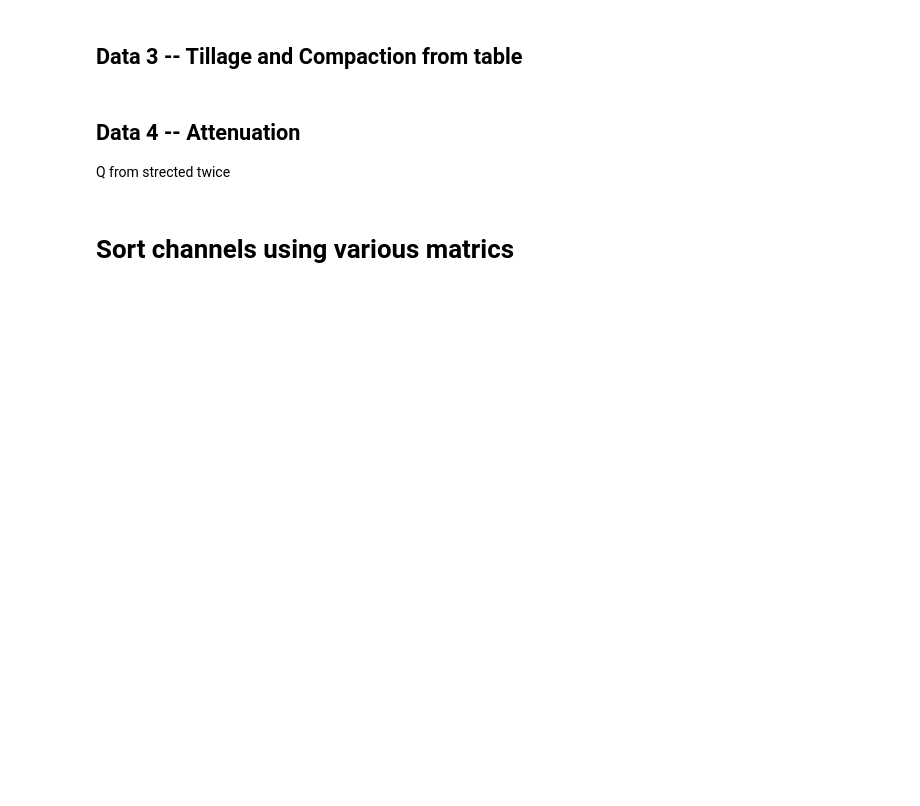
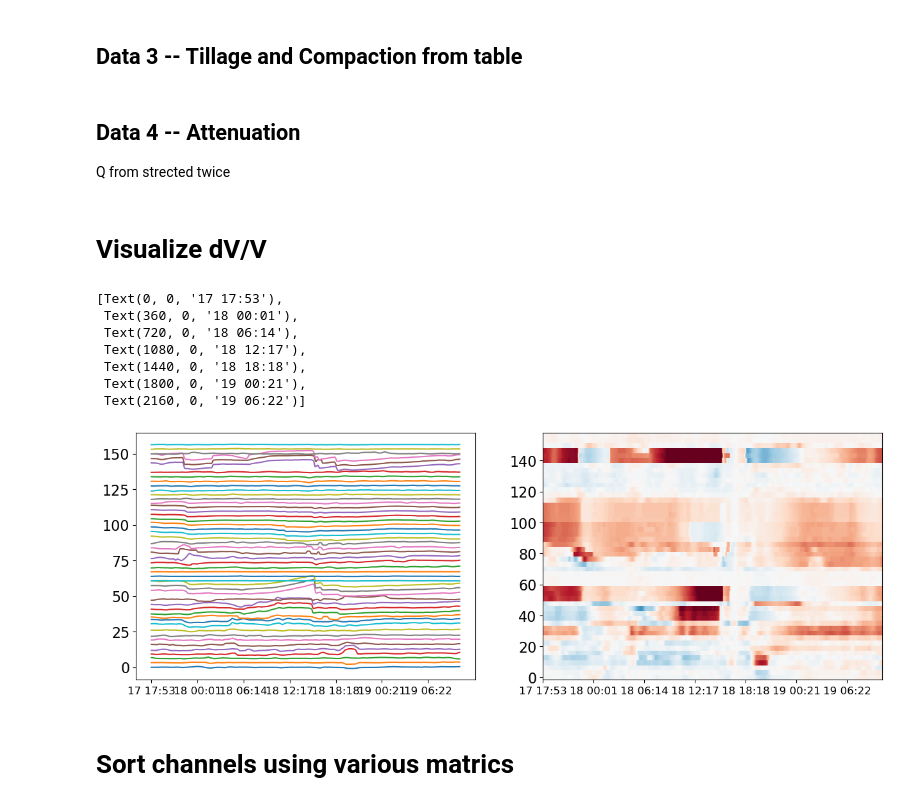
Before and after one commit to Denolle-Lab/FarmDAS, a Jupyter notebook: dvv_and_model/Fig3_spatial_damage.ipynb, the cells around one changed output. Saved outputs shown, nothing was run; the diff lists cells and outputs as text; code cells hidden in the pictures; blank space fills up the shorter version.

```diff
--- a/dvv_and_model/Fig3_spatial_damage.ipynb
+++ b/dvv_and_model/Fig3_spatial_damage.ipynb
@@ -84,6 +85,33 @@ with h5py.File(os.path.join(data_dir, 'Result_intb_15-60Hz_stretched_twice.h5'),
 
 trim_inb = raw_intb[:, 221:300]
 variability = np.fabs(np.nanmean(trim_inb[:, :30], axis=1) - np.nanmean(trim_inb[:, -30:], axis=1))
+# %% [markdown]
+# Visualize dV/V
+# %%
+smooth1d_dvv = amp
+fig, ax = plt.subplots(1,2, figsize=(15, 5))
+for i in range(50):
+    ax[0].plot(np.arange(2408), 10*smooth1d_dvv[i]+i*3.19, label=f'channel {i}')
+
+ax[1].pcolor(np.arange(2408), np.arange(50)*3.19, smooth1d_dvv, shading='auto', vmin=-0.4, vmax=0.4, cmap = 'RdBu_r')
+
+xax=np.arange(0, ave_psd.shape[-1], 360)
+tax=acqu_time[:ave_psd.shape[-1]:360]
+hrax=[dt.strftime('%d %H:%M') for dt in tax]
+
+ax[0].set_xticks(xax)
+ax[0].set_xticklabels(hrax, fontsize = 12)
+ax[1].set_xticks(xax)
+ax[1].set_xticklabels(hrax, fontsize = 12)
+# %% [output]
+[Text(0, 0, '17 17:53'),
+ Text(360, 0, '18 00:01'),
+ Text(720, 0, '18 06:14'),
+ Text(1080, 0, '18 12:17'),
+ Text(1440, 0, '18 18:18'),
+ Text(1800, 0, '19 00:21'),
+ Text(2160, 0, '19 06:22')]
+[figure, added]
 # %% [markdown]
 # Sort channels using various matrics
 # %%
```
Also changed, not shown: parts of 5 cells of this notebook, 6 other files.
